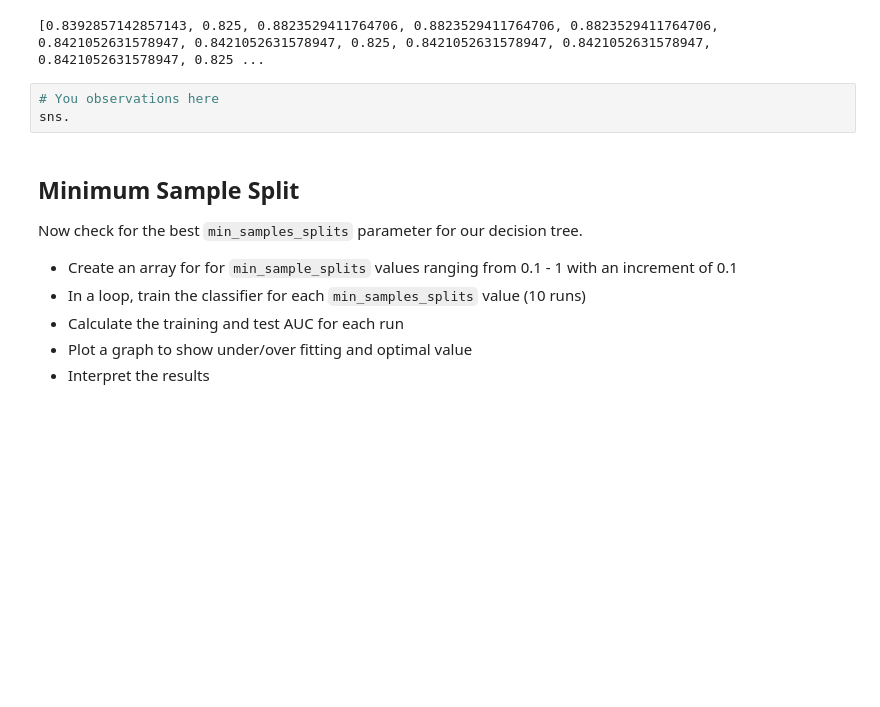
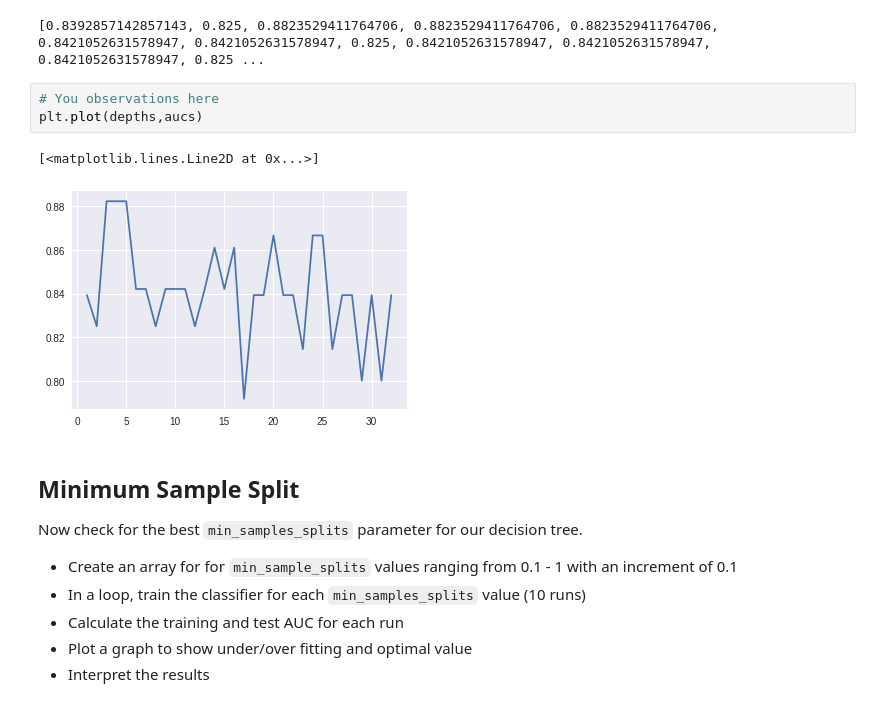
Before and after one commit to mzhou356/dsc-tuning-decision-trees-lab-dc-ds-060319, a Jupyter notebook: index.ipynb, the cells around one changed output. Drawn from its saved outputs; the diff is of its cells as text; blank space fills up the shorter version.

```diff
--- a/index.ipynb
+++ b/index.ipynb
@@ -102,7 +102,10 @@ print(aucs)
 [0.8392857142857143, 0.825, 0.8823529411764706, 0.8823529411764706, 0.8823529411764706, 0.8421052631578947, 0.8421052631578947, 0.825, 0.8421052631578947, 0.8421052631578947, 0.8421052631578947, 0.825 ...
 # %%
 # You observations here
-sns.
+plt.plot(depths,aucs)
+# %% [output]
+[<matplotlib.lines.Line2D at 0x...>]
+[figure, added]
 # %% [markdown]
 ## Minimum Sample Split
 
```
